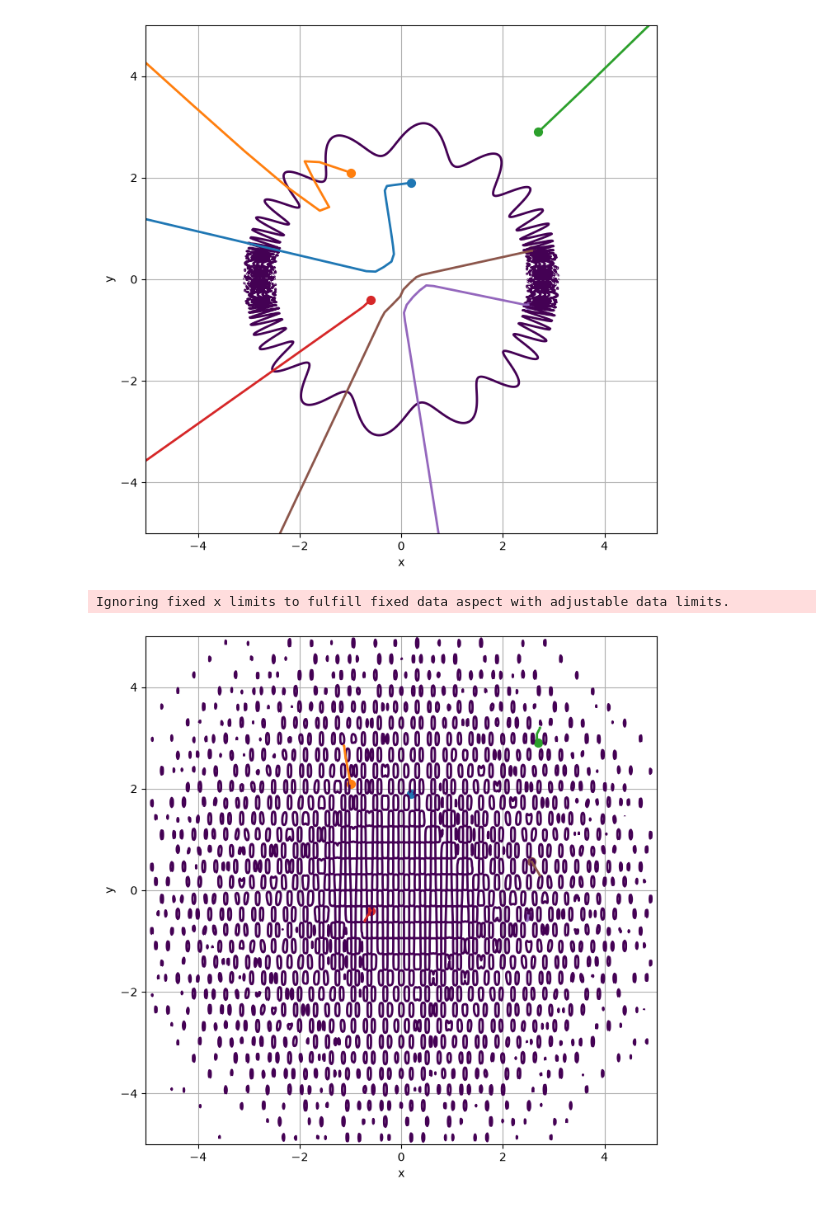
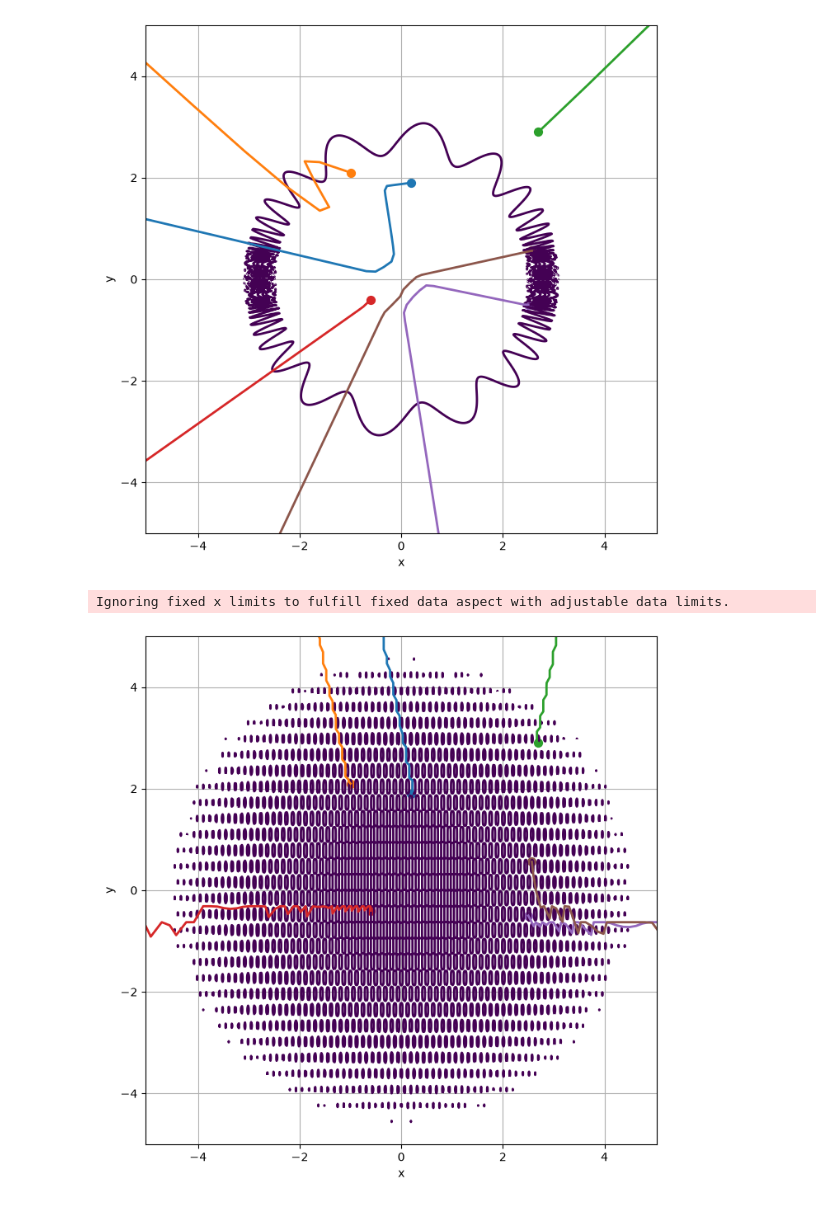
Before and after one commit to brinpat/quantum_perspectivity, a Jupyter notebook: lightpaths.ipynb, the cells around one changed output. Cells and saved outputs as stored; diff of their text form; code cells hidden in the pictures.

```diff
--- a/lightpaths.ipynb
+++ b/lightpaths.ipynb
@@ -576,15 +576,15 @@ yi = [1.9, 2.1, 2.9, -0.4, -0.5, 0.56]
 
 # Original curve
 def F(x, y):
-    return x**2 + y**2 - (A * np.cos(5*f*x)* np.sin(f*y)*np.sin(x*y) + r**2 + A * np.cos(3*f*x)*np.sin(f*y))
+    return x**2 + y**2 - (A * np.cos(5*f*x)* np.sin(f*y) + r**2)
 
 
 # Normal vector
 def normal_path(t, z):
     x, y = z
 
-    nx = 2*x - (A*f*y*np.cos(5*f*x)*np.sin(f*y)*np.sin(x*y) + r**2 + A * np.cos(3*f*x)*np.sin(f*y))
-    ny = 2*y - (A*f*x*np.cos(5*f*x)*np.sin(f*y)*np.sin(x*y) + r**2 + A * np.cos(3*f*x)*np.sin(f*y))
+    nx = 2*x - (A*f*y*np.cos(5*f*x)*np.sin(f*y) + r**2 )
+    ny = 2*y - (A*f*x*np.cos(5*f*x)*np.sin(f*y) + r**2 )
 
     return [nx, ny]
 
@@ -604,8 +604,8 @@ stop_event.direction = -1
 
 
 # Integration settings
-t_span = (0, 20)
-t_eval = np.linspace(0, 20, 300)
+t_span = (0, 5)
+t_eval = np.linspace(0, 5, 300)
 
 
 # Plot original curve
@@ -649,31 +649,31 @@ for x0, y0 in zip(xi, yi):
         events=stop_event
     )
 
     if solution.success or len(solution.t) > 1:
 
         x_path = solution.y[0]
         y_path = solution.y[1]
 
         plt.plot(
             x_path,
             y_path,
             linewidth=2
         )
 
         plt.scatter(
             x0,
             y0,
             s=50
         )
 
 
 plt.xlabel("x")
 plt.ylabel("y")
 plt.axis("equal")
 plt.xlim(-5, 5)
 plt.ylim(-5, 5)
 plt.grid()
 plt.show()
 # %% [output]
 Ignoring fixed x limits to fulfill fixed data aspect with adjustable data limits.
-[figure, old version]
+[figure, new version]
```
Also changed, not shown: parts of 1 cell of this notebook.
